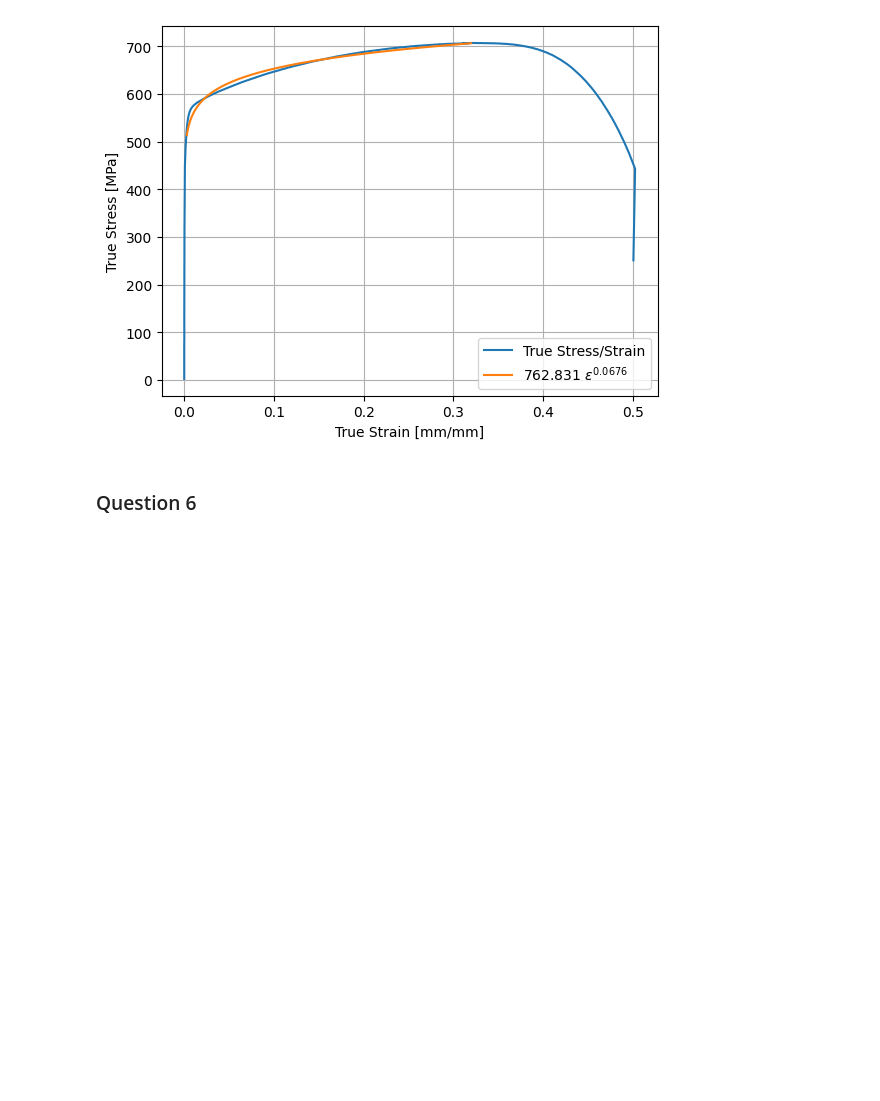
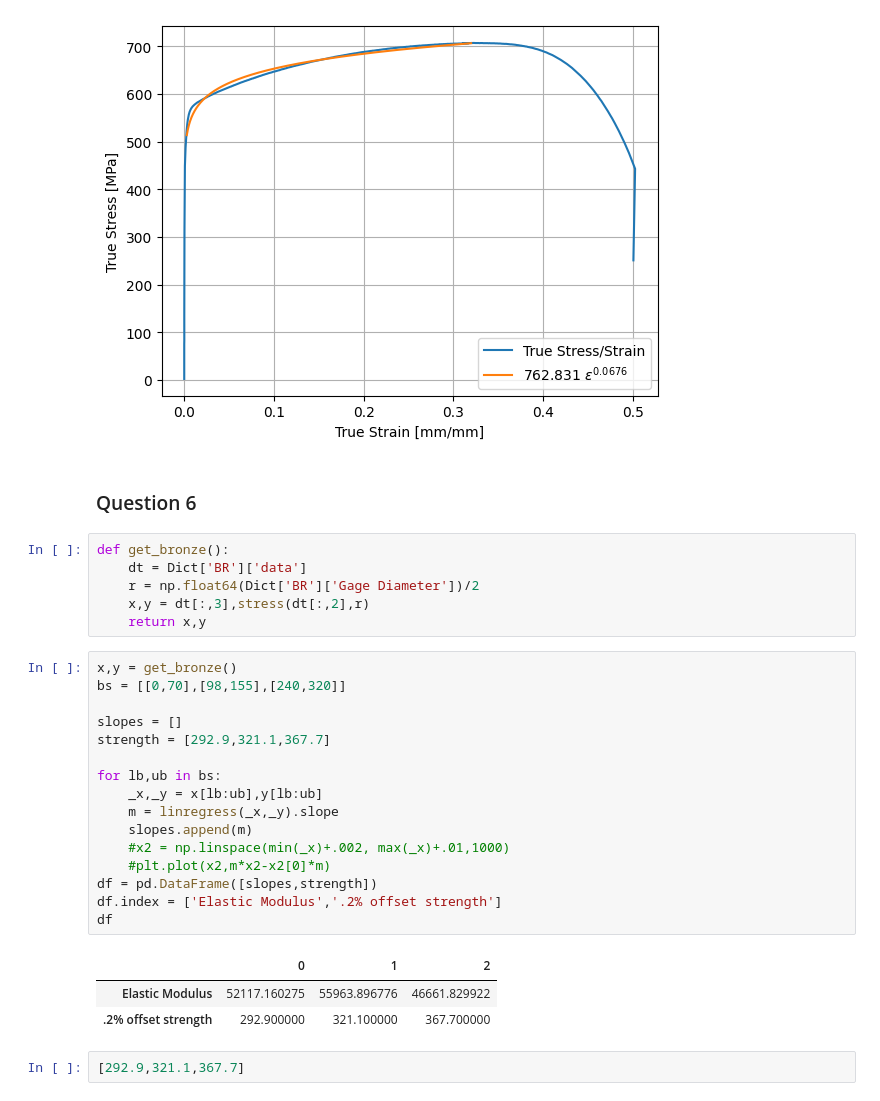
Before and after one commit to nglaser3/NPRE432_Materials, a Jupyter notebook: Lab2/Untitled.ipynb, the cells around one changed output. Cells and saved outputs as stored; diff of their text form; blank space fills up the shorter version.

Commit message:
Finish DataProcesing

```diff
--- a/Lab2/Untitled.ipynb
+++ b/Lab2/Untitled.ipynb
@@ -185,3 +185,31 @@ plt.show()
 [figure]
 # %% [markdown]
 ### Question 6
+# %%
+def get_bronze():
+    dt = Dict['BR']['data']
+    r = np.float64(Dict['BR']['Gage Diameter'])/2
+    x,y = dt[:,3],stress(dt[:,2],r)
+    return x,y
+# %%
+x,y = get_bronze()
+bs = [[0,70],[98,155],[240,320]]
+
+slopes = []
+strength = [292.9,321.1,367.7]
+
+for lb,ub in bs:
+    _x,_y = x[lb:ub],y[lb:ub]
+    m = linregress(_x,_y).slope
+    slopes.append(m)
+    #x2 = np.linspace(min(_x)+.002, max(_x)+.01,1000)
+    #plt.plot(x2,m*x2-x2[0]*m)
+df = pd.DataFrame([slopes,strength])
+df.index = ['Elastic Modulus','.2% offset strength']
+df
+# %% [output]
+|  | 0 | 1 | 2 |
+| Elastic Modulus | 52117.160275 | 55963.896776 | 46661.829922 |
+| .2% offset strength | 292.900000 | 321.100000 | 367.700000 |
+# %%
+[292.9,321.1,367.7]
```
